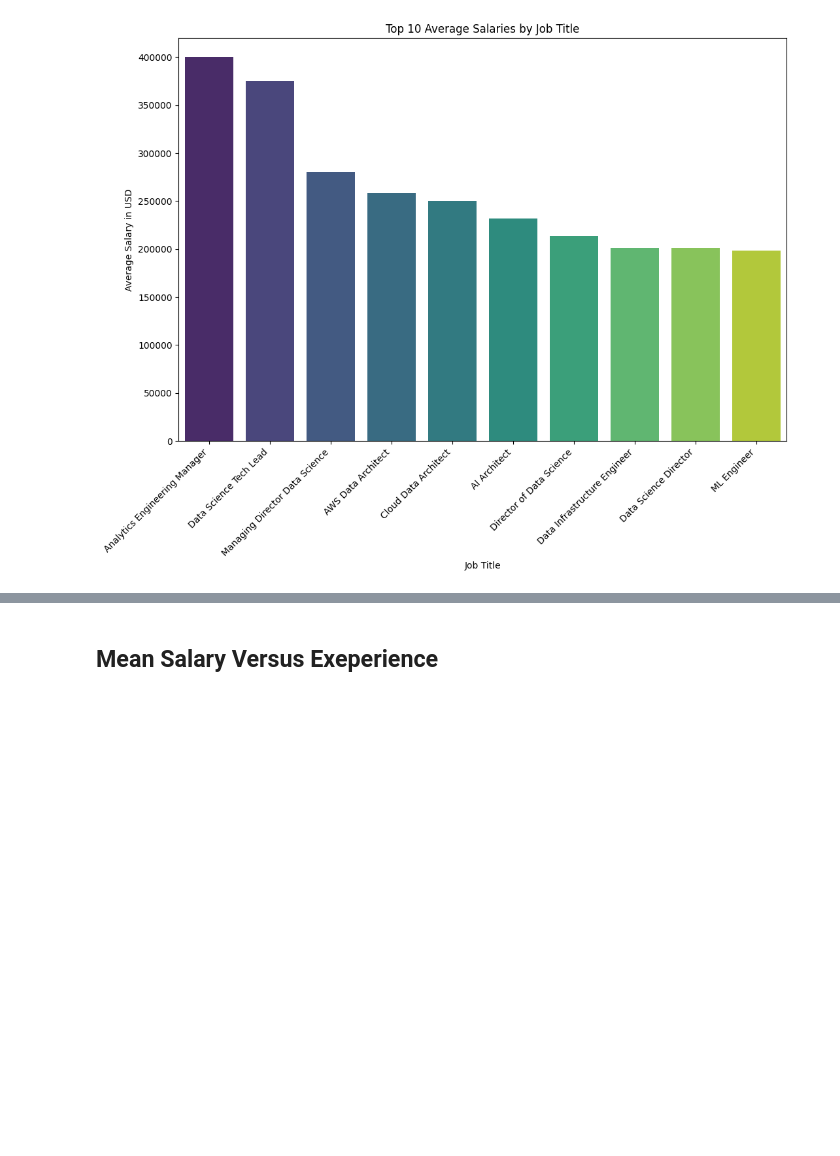
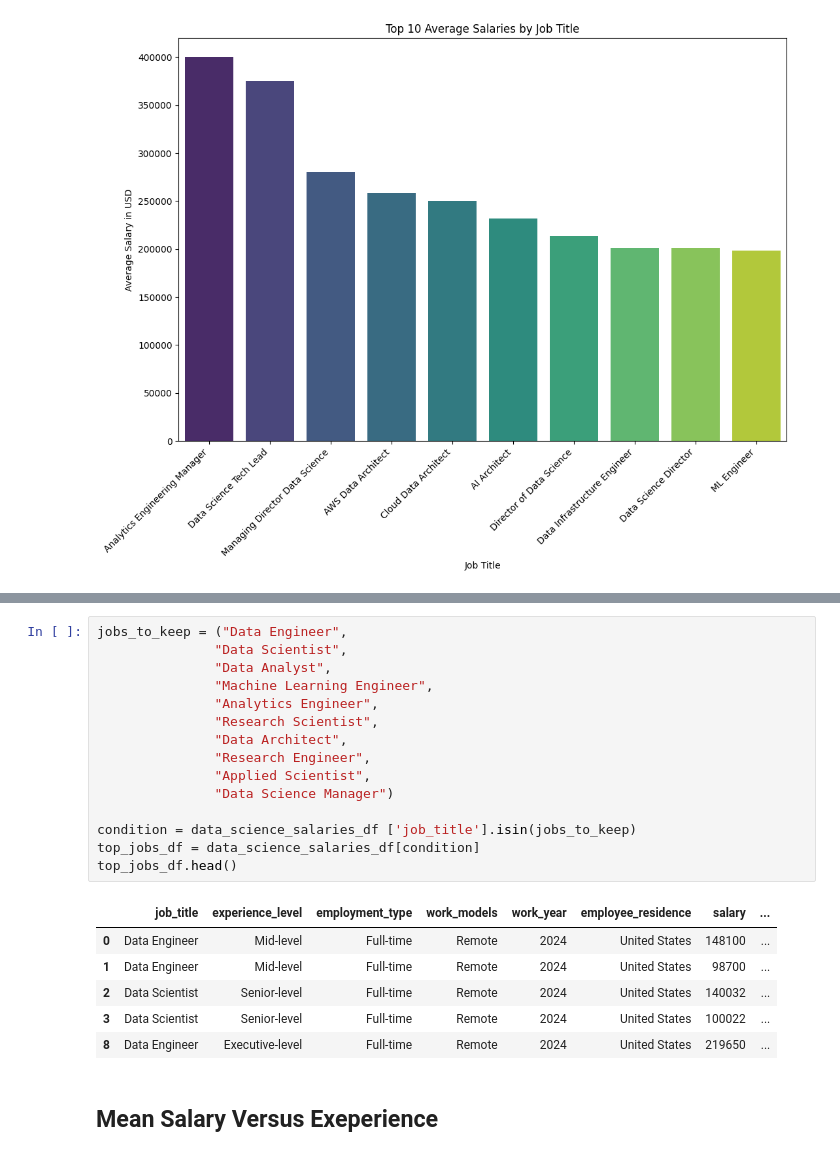
Before and after one commit to TaylorMater/UTA-DAB-Project-1, a Jupyter notebook: scripts/data_science_analysis.ipynb, the cells around one changed output, grey strips where cells are left out. Saved outputs shown, nothing was run; the diff lists cells and outputs as text; blank space fills up the shorter version.

```diff
--- a/scripts/data_science_analysis.ipynb
+++ b/scripts/data_science_analysis.ipynb
@@ -118,2 +187,24 @@ plt.show()
+# %%
+jobs_to_keep = ("Data Engineer",
+               "Data Scientist",
+               "Data Analyst",
+               "Machine Learning Engineer",
+               "Analytics Engineer",
+               "Research Scientist",
+               "Data Architect",
+               "Research Engineer",
+               "Applied Scientist",
+               "Data Science Manager")
+
+condition = data_science_salaries_df ['job_title'].isin(jobs_to_keep)
+top_jobs_df = data_science_salaries_df[condition]
+top_jobs_df.head()
+# %% [output]
+|  | job_title | experience_level | employment_type | work_models | work_year | employee_residence | salary | ... |
+| 0 | Data Engineer | Mid-level | Full-time | Remote | 2024 | United States | 148100 | ... |
+| 1 | Data Engineer | Mid-level | Full-time | Remote | 2024 | United States | 98700 | ... |
+| 2 | Data Scientist | Senior-level | Full-time | Remote | 2024 | United States | 140032 | ... |
+| 3 | Data Scientist | Senior-level | Full-time | Remote | 2024 | United States | 100022 | ... |
+| 8 | Data Engineer | Executive-level | Full-time | Remote | 2024 | United States | 219650 | ... |
 # %% [markdown]
 ## Mean Salary Versus Exeperience
```
Also changed, not shown: parts of 5 cells of this notebook.
